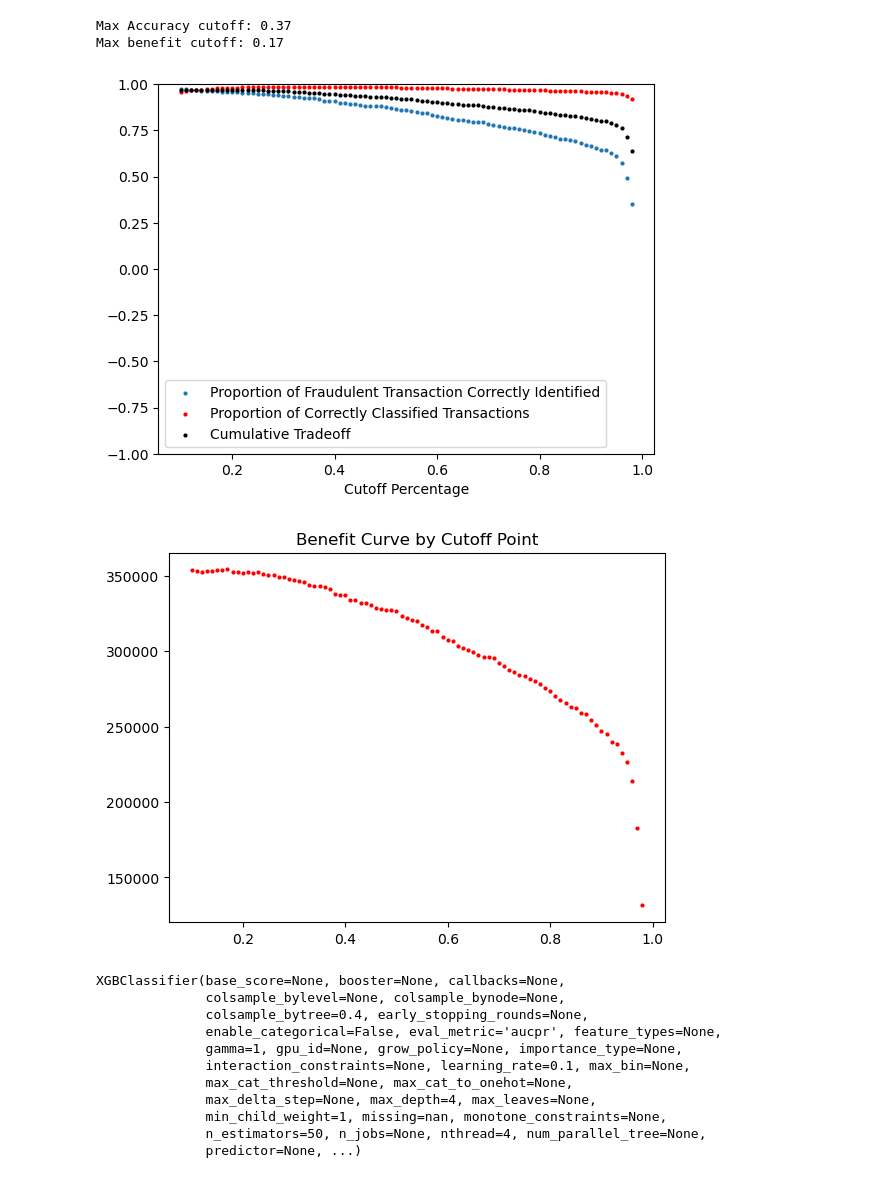
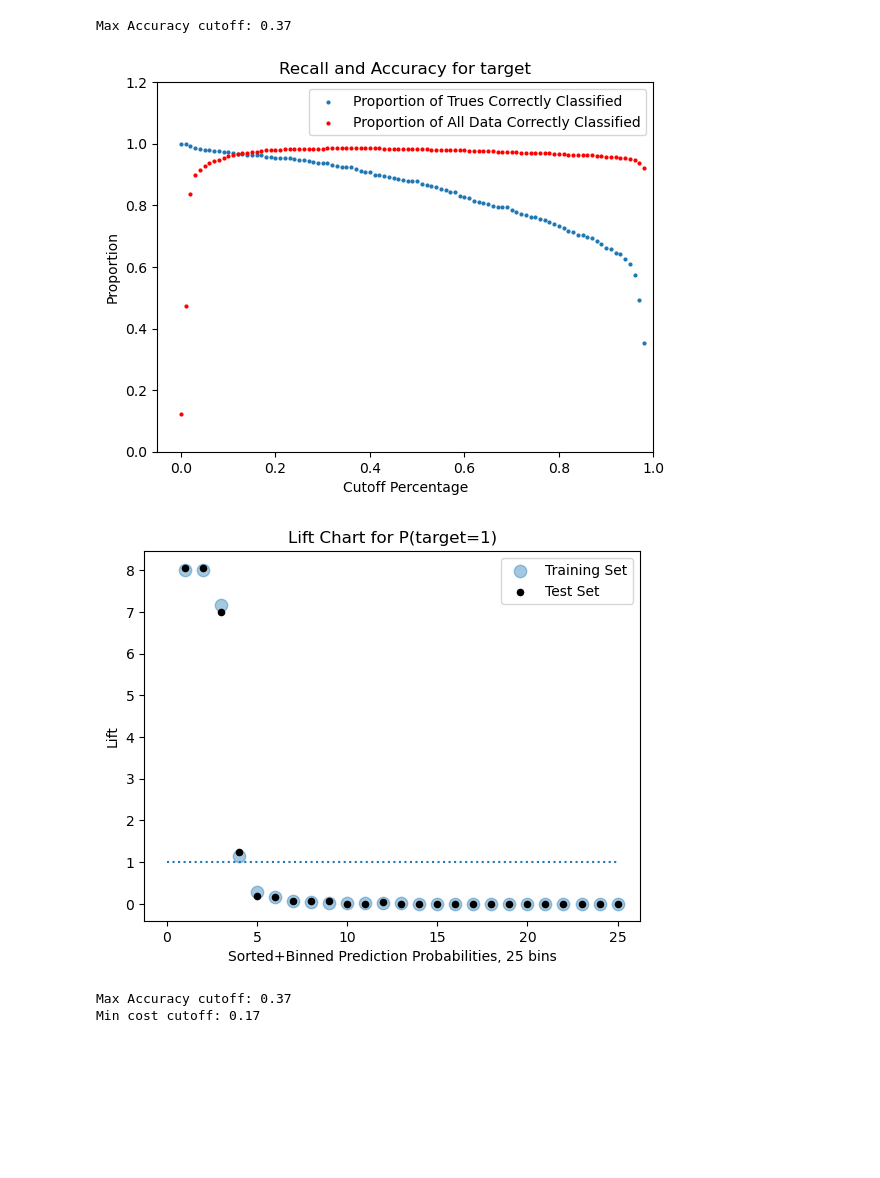
Before and after one commit to AttwoodData/LendingClub2023, a Jupyter notebook: LC_XGBoost.ipynb, the cells around one changed output. Drawn from its saved outputs; the diff is of its cells as text; code cells hidden in the pictures; blank space fills up the shorter version.

```diff
--- a/LC_XGBoost.ipynb
+++ b/LC_XGBoost.ipynb
@@ -108,3 +15,45 @@ def quick_XGB(alg, X, y, X_t, y_t, useTrainCV=True, cv_folds=5, early_stopping_r
+# %%
+def quick_XGB(alg, X, y, X_t, y_t, useTrainCV=True, cv_folds=5, early_stopping_rounds=50, cutoff=0.5):
+    # create XGBoost models and perform cross-validation
+    if useTrainCV:
+        xgb_param = alg.get_xgb_params()
+        xgtrain = xgb.DMatrix(data=X, label=y)
+        cvresult = xgb.cv(xgb_param, xgtrain, num_boost_round=alg.get_params()['n_estimators'], nfold=cv_folds,
+        metrics='auc', early_stopping_rounds=early_stopping_rounds)
+        alg.set_params(n_estimators=cvresult.shape[0])
+
+    #Fit the algorithm on the data
+    model_ = alg.fit(X, y)
+
+    #Predict test set:
+    dtrain_predictions = model_.predict(X_t)
+    dtrain_predprob = model_.predict_proba(X_t)[:,1]
+    #Print model report:
+    df2_ = pd.DataFrame()
+    df2_["target_"] = y_t.copy()
+    df2_["preds"] = np.where(dtrain_predprob>cutoff, 1, 0)
+
+
+    print("Model Report")
+    cm_ = metrics.confusion_matrix(y_t, df2_.preds)
+    print(cm_)
+    print(f"Adjusted accuracy: {((cm_[0][0]+cm_[1][1])/(cm_[0][0]+cm_[0][1]+cm_[1][0]+cm_[1][1])).round(3)}")
+    print(f"Adjusted recall: {((cm_[1][1])/(cm_[1][0]+cm_[1][1])).round(3)}")
+    print(f"Adjusted precision:{((cm_[1][1])/(cm_[0][1]+cm_[1][1])).round(3)}")
+    print("Raw Accuracy : %.4g" % metrics.accuracy_score(y_t, dtrain_predictions))
+    print("AUC Score (Test): %f" % metrics.roc_auc_score(y_t, dtrain_predprob))
+
+    feat_imp = pd.Series(model_.get_booster().get_score(importance_type='weight')).nlargest(10).sort_values()
+    print(feat_imp)
+    feat_imp.plot(kind='barh', title='Feature Importances')
+    plt.ylabel('Feature Importance Score')
+    plt.show()
+
+    recall_plot(alg, X_t, y_t)
+    lift_chart(alg, X, X_t, y, y_t, bins=25)
+    cost_plot(alg, X_t, y_t)
+
+    return model_
 # %%
 # Load datasets and dummy-out objects
 df_train = pd.read_csv("lending_club_sample_preprocessed_train.csv")
@@ -140,40 +89,30 @@ xg = xgb.XGBClassifier(
  eval_metric='aucpr',
  seed=2112)
 # %%
-quick_XGB(xg, X_train, y_train, X_test, y_test, useTrainCV=True, cv_folds=5, early_stopping_rounds=50, cutoff=0.5)
+clf = quick_XGB(xg, X_train, y_train, X_test, y_test, useTrainCV=True, cv_folds=5, early_stopping_rounds=50, cutoff=0.5)
 # %% [output]
 Model Report
 [[4371    8]
  [  76  545]]
 Adjusted accuracy: 0.983
 Adjusted recall: 0.878
 Adjusted precision:0.986
 Raw Accuracy : 0.9832
 AUC Score (Test): 0.995193
 total_rec_int           20.0
 total_rec_late_fee      20.0
 recoveries              24.0
 installment             27.0
 issue_date_year         32.0
 funded_amnt             37.0
 total_pymnt_inv         43.0
 last_pymnt_amnt         45.0
 total_rec_prncp         73.0
 last_fico_range_high    87.0
 dtype: float64
 [figure]
 Max Accuracy cutoff: 0.37
-Max benefit cutoff: 0.17
-[figure, old version]
+[figure, new version]
-[figure, old version]
+[figure, new version]
-XGBClassifier(base_score=None, booster=None, callbacks=None,
-              colsample_bylevel=None, colsample_bynode=None,
-              colsample_bytree=0.4, early_stopping_rounds=None,
-              enable_categorical=False, eval_metric='aucpr', feature_types=None,
-              gamma=1, gpu_id=None, grow_policy=None, importance_type=None,
-              interaction_constraints=None, learning_rate=0.1, max_bin=None,
-              max_cat_threshold=None, max_cat_to_onehot=None,
-              max_delta_step=None, max_depth=4, max_leaves=None,
-              min_child_weight=1, missing=nan, monotone_constraints=None,
-              n_estimators=50, n_jobs=None, nthread=4, num_parallel_tree=None,
-              predictor=None, ...)
+Max Accuracy cutoff: 0.37
+Min cost cutoff: 0.17
```
Also changed, not shown: parts of 4 cells of this notebook, 6 other files.
